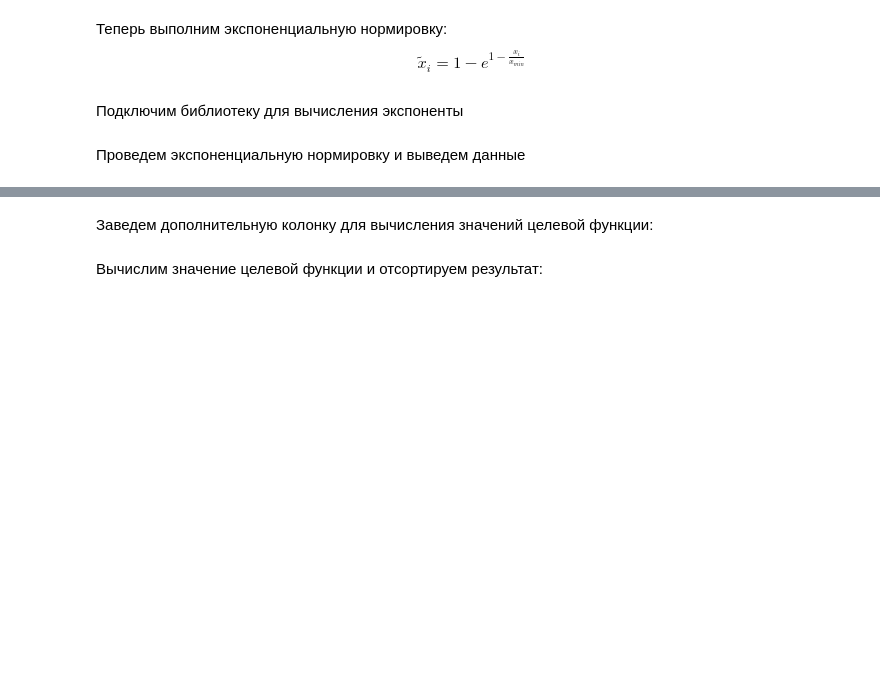
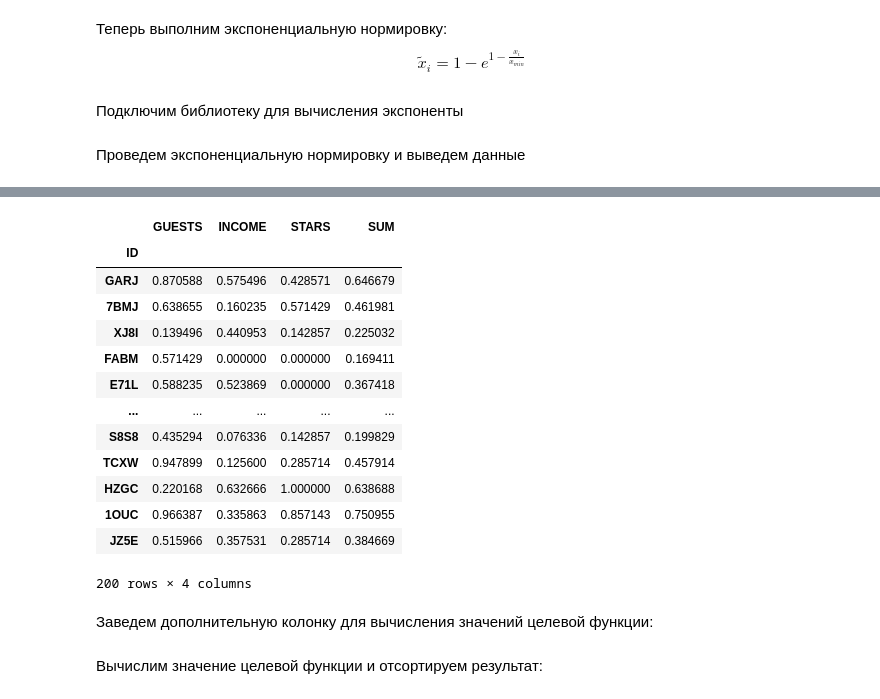
Before and after one commit to Avonna/ITMO, a Jupyter notebook: Week_6.ipynb, the cells around one changed output, grey strips where cells are left out. Saved outputs shown, nothing was run; the diff lists cells and outputs as text; code cells hidden in the pictures; blank space fills up the shorter version.

```diff
--- a/Week_6.ipynb
+++ b/Week_6.ipynb
@@ -60,4 +60,29 @@ data
 200 rows × 3 columns
+# %%
+# copy the data
+df_min_max_scaled = data.copy()
+
+# apply normalization techniques
+for column in df_min_max_scaled.columns:
+	df_min_max_scaled[column] = (df_min_max_scaled[column] - df_min_max_scaled[column].min()) / (df_min_max_scaled[column].max() - df_min_max_scaled[column].min())
+
+# view normalized data
+df_min_max_scaled
+# %% [output]
+|  | GUESTS | INCOME | STARS | SUM |
+| ID |  |  |  |  |
+| GARJ | 0.870588 | 0.575496 | 0.428571 | 0.646679 |
+| 7BMJ | 0.638655 | 0.160235 | 0.571429 | 0.461981 |
+| XJ8I | 0.139496 | 0.440953 | 0.142857 | 0.225032 |
+| FABM | 0.571429 | 0.000000 | 0.000000 | 0.169411 |
+| E71L | 0.588235 | 0.523869 | 0.000000 | 0.367418 |
+| ... | ... | ... | ... | ... |
+| S8S8 | 0.435294 | 0.076336 | 0.142857 | 0.199829 |
+| TCXW | 0.947899 | 0.125600 | 0.285714 | 0.457914 |
+| HZGC | 0.220168 | 0.632666 | 1.000000 | 0.638688 |
+| 1OUC | 0.966387 | 0.335863 | 0.857143 | 0.750955 |
+| JZ5E | 0.515966 | 0.357531 | 0.285714 | 0.384669 |
+200 rows × 4 columns
 # %% [markdown]
 Заведем дополнительную колонку для вычисления значений целевой функции:
 # %%
```
Also changed, not shown: parts of 6 cells of this notebook.
